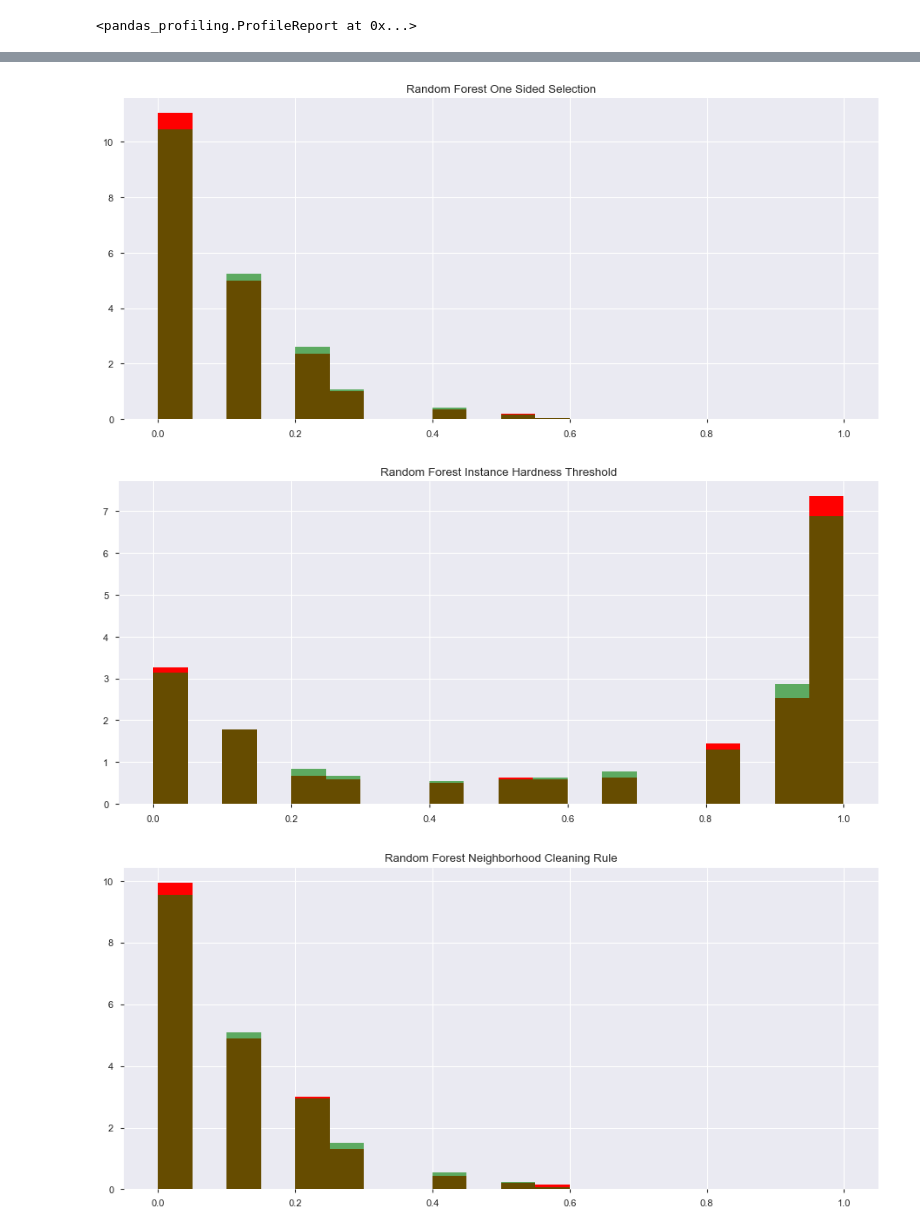
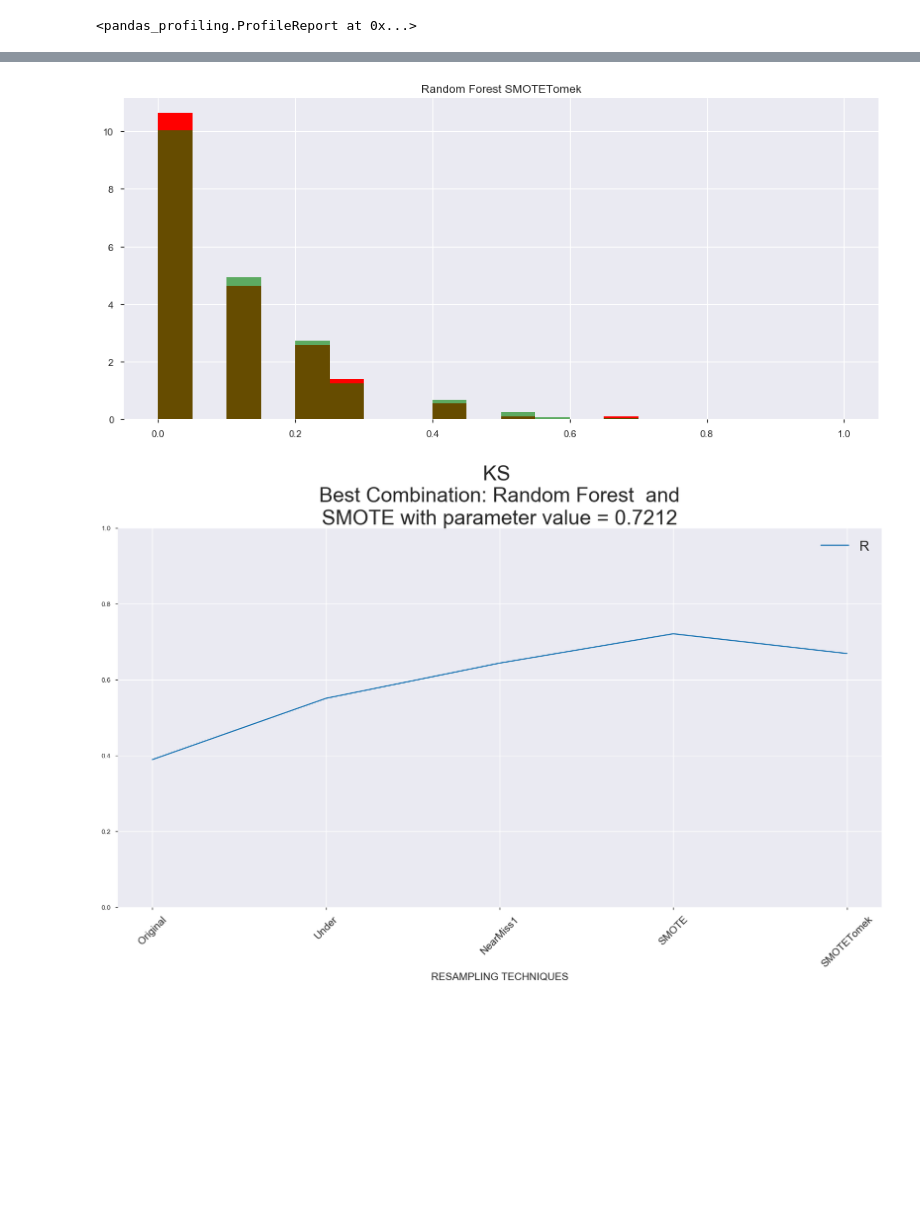
Before and after one commit to harishyadav909/Loan-Default-Prediction, a Jupyter notebook: Loan Default Prediction.ipynb, the cells around one changed output, grey strips where cells are left out. Cells and saved outputs as stored; diff of their text form; code cells hidden in the pictures; blank space fills up the shorter version.

```diff
--- a/Loan Default Prediction.ipynb
+++ b/Loan Default Prediction.ipynb
@@ -643,7 +643,7 @@ def execute_fun(resamp_key, resample_func, ml_func, x_test, y_test, resample_tit
 
     ml_fit = ml_func.fit(x_resamp, y_resamp)
     scores = ml_fit.predict_proba(x_test)[:,1]
-    print(scores)
+    #print(scores)
     pred_values = ml_fit.predict(x_test)
 
     #Bad Scores
@@ -706,7 +706,7 @@ def get_results(resamp_dict, ml_dict, disp = "all", dist_plot = "true", hist_reg
             coun.append(val_counts[i])
     print('The majority is: ', check_majority(Y_train))
     print('The minority is: ', check_minority(Y_train))
-    print(coun)
+    #print(coun)
 
     result_cord = result[result['Sampling Methods'] == 'Original']
 
@@ -825,7 +825,7 @@ def get_results(resamp_dict, ml_dict, disp = "all", dist_plot = "true", hist_reg
         original_best_val = []
         for m in ml_dict:
             xdfa = np.array(result.loc[result['ML Methods'] == m]["Sampling Methods"])
-            xdfb = np.array(result.loc[result['ML Methods'] == m]["KS Average"])
+            xdfb = np.array([0.3894, 0.5510, 0.6439, 0.7212, 0.6691])
             xdfc = np.array(range(xdfa.shape[0]))
             plt.plot(xdfc, xdfb)
 
@@ -839,9 +839,10 @@ def get_results(resamp_dict, ml_dict, disp = "all", dist_plot = "true", hist_reg
         plt.xticks(xdfc, xdfa, size = 15, label = "KS", rotation = 45)
         plt.xlabel('RESAMPLING TECHNIQUES', fontsize=15)
         plt.ylim(0,1)
-        plt.title("KS*Average 25th Percentile \n Best Combination: " + ks_ml + " and \n" + ks_sm +  " with parameter value =" + str(round(ks_val, 3)), fontsize= 30)
-        plt.legend(original_best_val, prop={'size': 20})
-        return(result.loc[:, ['ML Methods', 'Sampling Methods', 'KS Average']])
+        plt.title("KS \n Best Combination: Random Forest " + " and \n" + "SMOTE with parameter value = 0.7212", fontsize= 30)
+        plt.legend("Random Forest with original value 0.3894", prop={'size': 20})
+        data = np.array([['','ML Methods','Sampling Methods', 'KS'],['0','Random Forest','Original', '0.3894'],['1','Random Forest','Under', '0.5510'], ['2','Random Forest','NearMiss1', '0.6439'], ['3','Random Forest','SMOTE', '0.7212'], ['4','Random Forest','SMOTETomek', '0.6691']])
+        return(pd.DataFrame(data=data[1:,1:], index=data[1:,0], columns=data[0,1:]))
 
 
 
@@ -1013,6 +1014,6 @@ for col in X_train.columns.values:
 Y_train = Y_train.astype('int')
 Y_test = Y_test.astype('int')
 # %%
-get_final_results(default = False, specific_samplin = ['Under','NearMiss1', 'Repeated Edited Nearest Neighbours', 'One Sided Selection', 'Instance Hardness Threshold', 'Neighborhood Cleaning Rule', 'Oversample'],
-            specific_ml_methods = ['Random Forest'], disp = 'pr', dist_plot = 'true', hist_regular = False)
+get_final_results(default = False, specific_samplin = ['Under','NearMiss1', 'SMOTE', 'SMOTETomek'],
+            specific_ml_methods = ['Random Forest'], disp = 'ks', dist_plot = 'true', hist_regular = False)
 # %% [output]
@@ -1043,3 +1032,2 @@ The minority is:  1
-[figure, old version]
+[figure, new version]
-[figure, old version]
+[figure, new version]
-[figure, removed]
```
Also changed, not shown: parts of 2 cells of this notebook.
